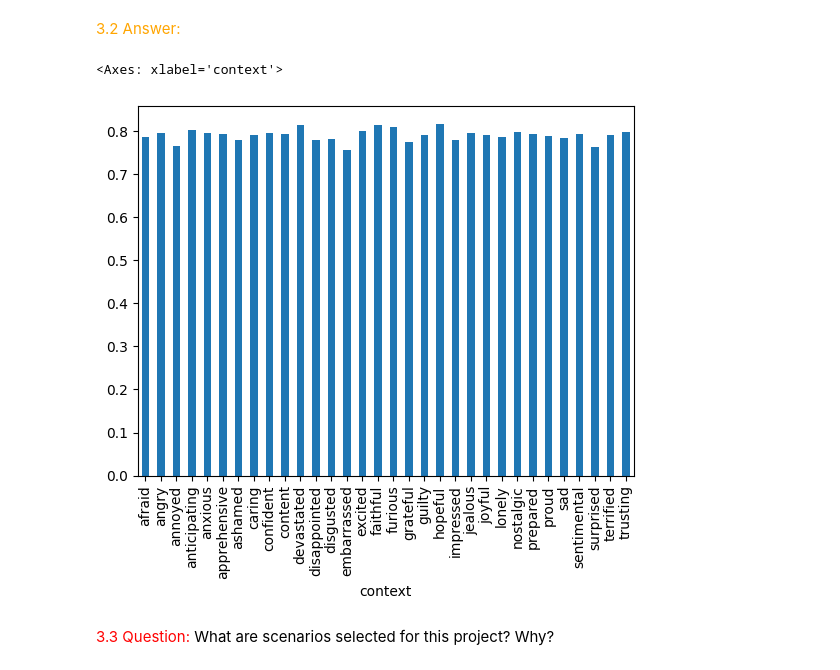
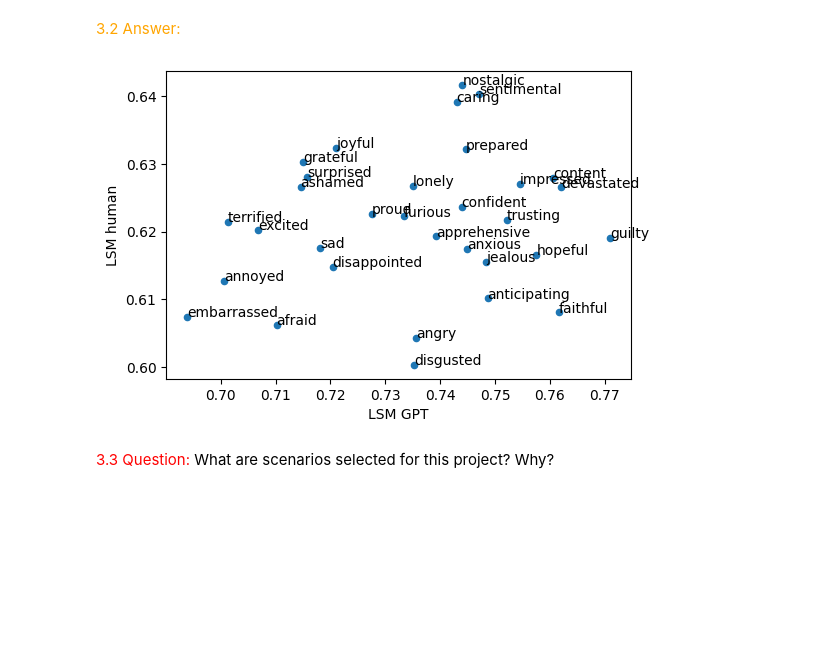
Before and after one commit to telecom-projet-nlp/human-gpt-linguistic-differences, a Jupyter notebook: notebook/Notebook Andrew.ipynb, the cells around one changed output. Drawn from its saved outputs; the diff is of its cells as text; code cells hidden in the pictures; blank space fills up the shorter version.

```diff
--- a/notebook/Notebook Andrew.ipynb
+++ b/notebook/Notebook Andrew.ipynb
@@ -213,14 +179,16 @@ n_cpus = os.cpu_count()
 print(f"Using {n_cpus} CPU cores")
 
 human_grouped = (
-    dial_human_tot
+    human_byutt
     .groupby(["conv_id", "speaker_idx"])["utterance"]
     .apply(lambda x: " ".join(x))    # concatène toutes les utterances d'un même locuteur
     .reset_index()
 )
+
+
 gpt_grouped = (
-    dial_gpt2
-    .groupby(["conv_id", "speaker_idx"])["processed_split"]
+    gpt_byutt
+    .groupby(["conv_id", "speaker_idx"])["utterance"]
     .apply(lambda x: " ".join(x))    # concatène toutes les utterances d'un même locuteur
     .reset_index()
 )
@@ -229,7 +197,7 @@ human_docs = list(
     nlp.pipe(human_grouped["utterance"], batch_size=200, n_process=n_cpus)
 )
 gpt_docs = list(
-    nlp.pipe(gpt_grouped["processed_split"], batch_size=200, n_process=n_cpus)
+    nlp.pipe(gpt_grouped["utterance"], batch_size=200, n_process=n_cpus)
 )
 # %% [output]
 Using 10 CPU cores
@@ -317,9 +270,3 @@ Delta GPT | Human = 26.86%
 <font color="red">3.2 Question:</font> Is affective state impacted by scenario setting? What are the scenario that achieve highest affective state between human participants? Does ChatGPT generated conversation share the same answer?
 # %% [markdown]
 <font color="orange">3.2 Answer:</font>
-# %%
-dial_gpt['LSM'] = gpt_lsm_array
-dial_gpt.groupby("context")["LSM"].mean().plot.bar()
-# %% [output]
-<Axes: xlabel='context'>
-[figure, removed]
@@ -330,3 +273,24 @@ human_conv_context = dial_human_tot2.groupby("conv_id").first()
+# %%
+import matplotlib.pyplot as plt
+
+
+gpt_byconv['LSM'] = gpt_lsm_array
+human_byconv['LSM'] = human_lsm_array
+
+lsm_by_context = (pd.merge(gpt_byconv.groupby("context")["LSM"].mean(),
+                          human_byconv.groupby("context")["LSM"].mean(),
+                          left_index=True,
+                          right_index=True)
+                    .rename(columns={"LSM_x": "LSM GPT", "LSM_y": "LSM human"})
+)
+
+ax = lsm_by_context.plot.scatter(x='LSM GPT', y='LSM human', figsize=(6,4))
+
+# Ajout des labels
+for i, txt in enumerate(lsm_by_context.index):
+    ax.annotate(txt, (lsm_by_context['LSM GPT'].iloc[i], lsm_by_context['LSM human'].iloc[i]))
+# %% [output]
+[figure, added]
 # %% [markdown]
 <font color="red">3.3 Question:</font> What are scenarios selected for this project? Why?
 # %% [markdown]
```
Also changed, not shown: parts of 25 cells of this notebook.
